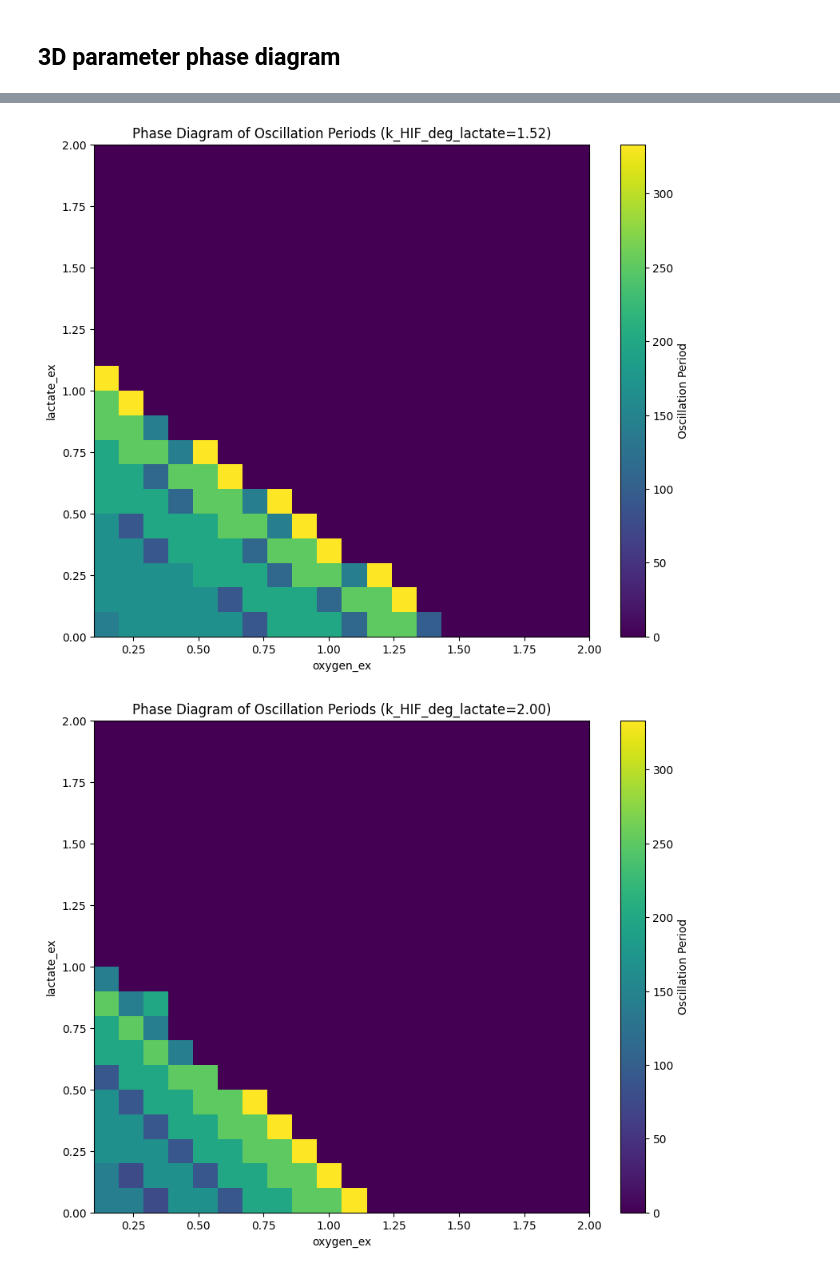
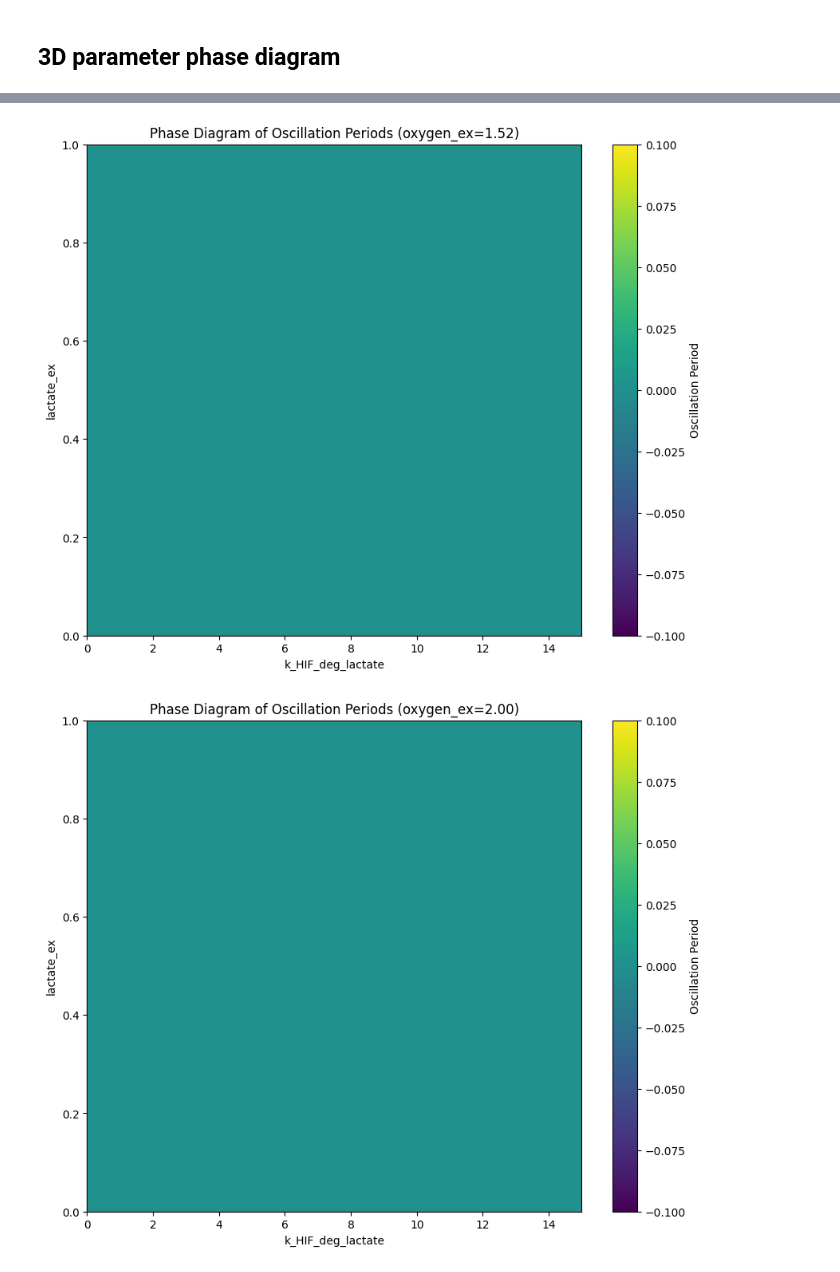
Before and after one commit to vivarium-collective/hypoxia-oscillations, a Jupyter notebook: notebooks/simple_cell.ipynb, the cells around one changed output, grey strips where cells are left out. Cells and saved outputs as stored; diff of their text form; code cells hidden in the pictures.

```diff
--- a/notebooks/simple_cell.ipynb
+++ b/notebooks/simple_cell.ipynb
@@ -356,3 +357,21 @@ plot_phase_diagram(
 )
 # %% [output]
 [figure]
+# %%
+# Define the parameter ranges
+k_HIF_deg_lactate_range = (0.0, 3.0)  # From 0.1 to 2.0
+lactate_ex_range = (0.0, 1.0)  # From 0.0 to 2.0
+
+# Define the total time for simulation and resolution of the scan
+total_time = 1000  # Total time to simulate the ODEs
+resolution = 50   # Number of points to evaluate in each parameter range
+
+# Call the function to plot the phase diagram
+plot_phase_diagram(
+    param1_name='k_HIF_deg_lactate',
+    param1_range=k_HIF_deg_lactate_range,
+    param2_name='lactate_ex',
+    param2_range=lactate_ex_range,
+    total_time=total_time,
+    resolution=resolution
+)
@@ -407,22 +456,22 @@ def plot_3d_phase_diagram(
 # %%
 # Define the parameter ranges
 oxygen_ex_range = (0.1, 2.0)  # From 0.1 to 2.0 for oxygen_ex
-lactate_ex_range = (0.0, 2.0)  # From 0.0 to 2.0 for lactate_ex
-k_HIF_deg_lactate_range = (0.1, 2.0)  # From 0.1 to 2.0 for k_HIF_deg_lactate
+lactate_ex_range = (0.0, 1.0)  # From 0.0 to 2.0 for lactate_ex
+k_HIF_deg_lactate_range = (0.0, 15.0)  # From 0.1 to 2.0 for k_HIF_deg_lactate
 
 # Define the total time for simulation and resolution of the scan
-total_time = 1000  # Total time to simulate the ODEs
-resolution = 20   # Number of points to evaluate in each parameter range
-slice_count = 5   # Number of slices for the third parameter, k_HIF_deg_lactate
+total_time = 2000  # Total time to simulate the ODEs
+resolution = 40   # Number of points to evaluate in each parameter range
+slice_count = 5   # Number of slices for the third parameter
 
 # Call the function to plot the phase diagram
 plot_3d_phase_diagram(
-    param1_name='oxygen_ex',
-    param1_range=oxygen_ex_range,
+    param3_name='oxygen_ex',
+    param3_range=oxygen_ex_range,
     param2_name='lactate_ex',
     param2_range=lactate_ex_range,
-    param3_name='k_HIF_deg_lactate',
-    param3_range=k_HIF_deg_lactate_range,
+    param1_name='k_HIF_deg_lactate',
+    param1_range=k_HIF_deg_lactate_range,
     total_time=total_time,
     resolution=resolution,
     slice_count=slice_count
@@ -434,2 +483,2 @@ plot_3d_phase_diagram(
-[figure, old version]
+[figure, new version]
-[figure, old version]
+[figure, new version]
```
Also changed, not shown: parts of 5 cells of this notebook, 1 other file.
